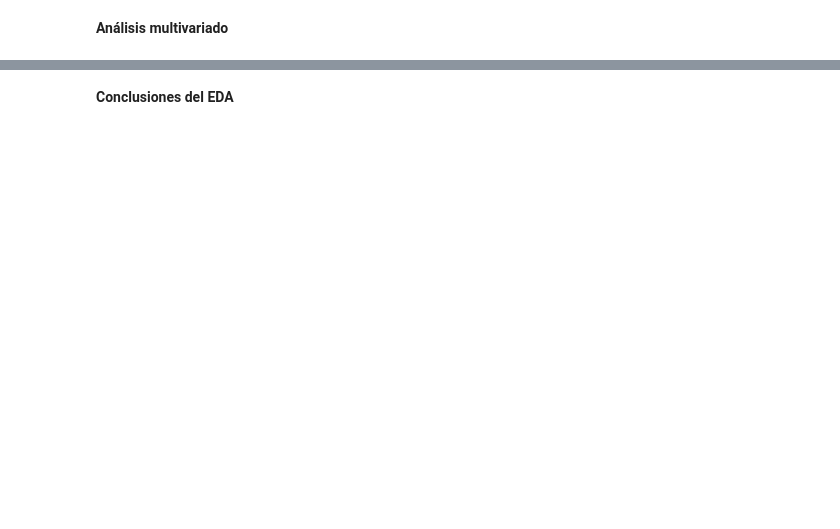
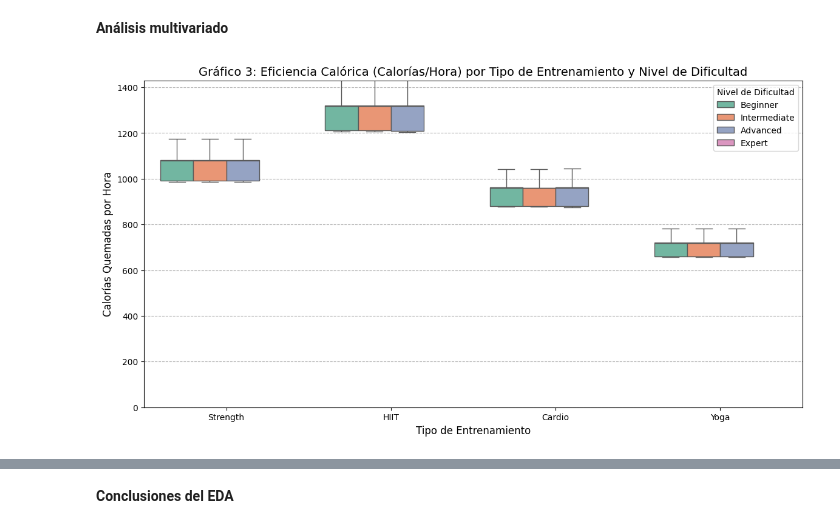
Before and after one commit to manueh56/Pre-entrega-CoderHouse, a Jupyter notebook: ProyectoDSParteI_Lahitte.ipynb, the cells around one changed output, grey strips where cells are left out. Drawn from its saved outputs; the diff is of its cells as text; code cells hidden in the pictures; blank space fills up the shorter version.

```diff
--- a/ProyectoDSParteI_Lahitte.ipynb
+++ b/ProyectoDSParteI_Lahitte.ipynb
@@ -59,2 +257,25 @@ display(df.head())
 # %% [markdown]
 **Análisis multivariado**
+# %%
+df_cleaned['Calories_per_Hour'] = df_cleaned['Calories_Burned'] / (df_cleaned['Session_Duration (hours)'] + 1e-6)
+
+df_cleaned['Difficulty Level'] = df_cleaned['Difficulty Level'].astype('category')
+difficulty_order = ['Beginner', 'Intermediate', 'Advanced', 'Expert']
+
+plt.figure(figsize=(14, 7))
+sns.boxplot(data=df_cleaned,
+            x='Workout_Type',
+            y='Calories_per_Hour',
+            hue='Difficulty Level',
+            hue_order=difficulty_order,
+            palette='Set2')
+
+plt.title('Gráfico 3: Eficiencia Calórica (Calorías/Hora) por Tipo de Entrenamiento y Nivel de Dificultad', fontsize=14)
+plt.xlabel('Tipo de Entrenamiento', fontsize=12)
+plt.ylabel('Calorías Quemadas por Hora', fontsize=12)
+plt.legend(title='Nivel de Dificultad', loc='upper right')
+plt.grid(axis='y', linestyle='--')
+plt.ylim(0, df_cleaned['Calories_per_Hour'].quantile(0.99))
+plt.show()
+# %% [output]
+[figure, added]
```
Also changed, not shown: parts of 19 cells of this notebook.
